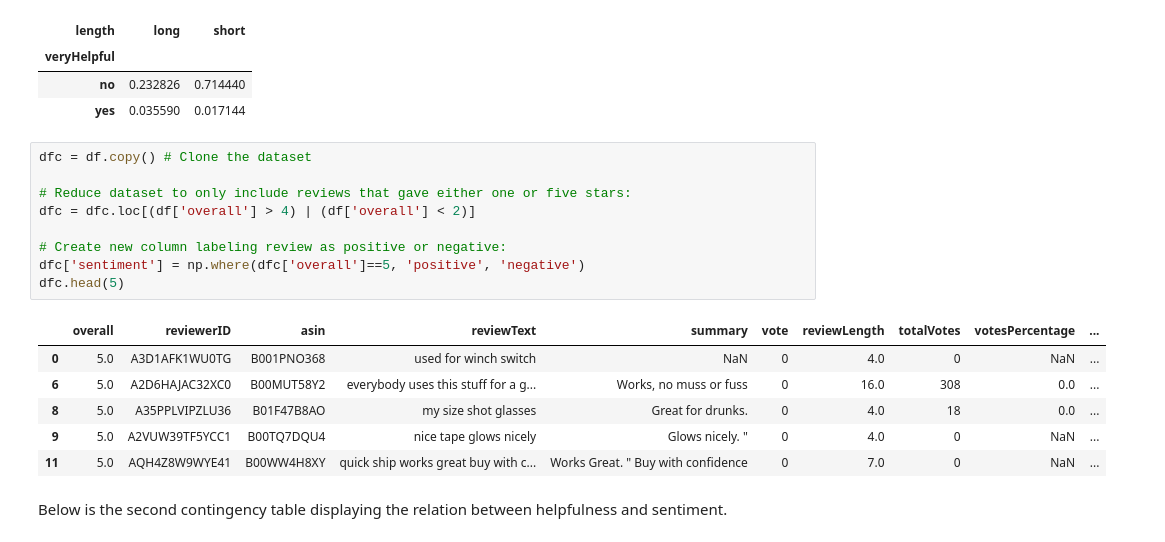
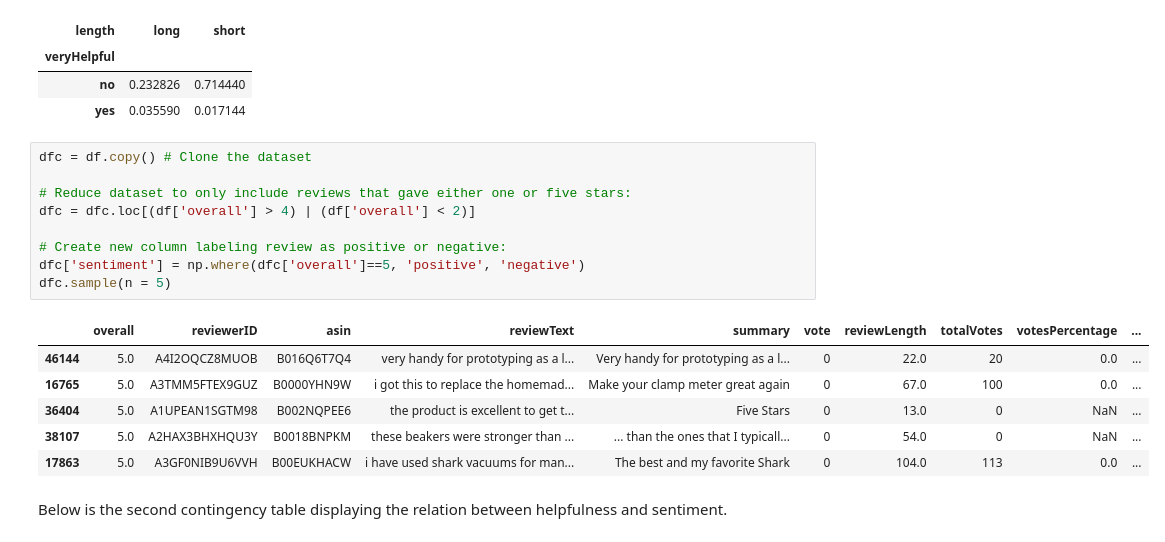
Before and after one commit to amreitsma/amazon-review-helpfulness, a Jupyter notebook: research_project/review_helpfulness_research.ipynb, the cells around one changed output. Cells and saved outputs as stored; diff of their text form.

```diff
--- a/research_project/review_helpfulness_research.ipynb
+++ b/research_project/review_helpfulness_research.ipynb
@@ -164,19 +164,19 @@ contingency_table
 # %%
 dfc = df.copy() # Clone the dataset
 
 # Reduce dataset to only include reviews that gave either one or five stars:
 dfc = dfc.loc[(df['overall'] > 4) | (df['overall'] < 2)]
 
 # Create new column labeling review as positive or negative:
 dfc['sentiment'] = np.where(dfc['overall']==5, 'positive', 'negative')
-dfc.head(5)
+dfc.sample(n = 5)
 # %% [output]
 |  | overall | reviewerID | asin | reviewText | summary | vote | reviewLength | totalVotes | votesPercentage | ... |
-| 0 | 5.0 | A3D1AFK1WU0TG | B001PNO368 | used for winch switch | NaN | 0 | 4.0 | 0 | NaN | ... |
-| 6 | 5.0 | A2D6HAJAC32XC0 | B00MUT58Y2 | everybody uses this stuff for a g... | Works, no muss or fuss | 0 | 16.0 | 308 | 0.0 | ... |
-| 8 | 5.0 | A35PPLVIPZLU36 | B01F47B8AO | my size shot glasses | Great for drunks. | 0 | 4.0 | 18 | 0.0 | ... |
-| 9 | 5.0 | A2VUW39TF5YCC1 | B00TQ7DQU4 | nice tape glows nicely | Glows nicely. " | 0 | 4.0 | 0 | NaN | ... |
-| 11 | 5.0 | AQH4Z8W9WYE41 | B00WW4H8XY | quick ship works great buy with c... | Works Great. " Buy with confidence | 0 | 7.0 | 0 | NaN | ... |
+| 46144 | 5.0 | A4I2OQCZ8MUOB | B016Q6T7Q4 | very handy for prototyping as a l... | Very handy for prototyping as a l... | 0 | 22.0 | 20 | 0.0 | ... |
+| 16765 | 5.0 | A3TMM5FTEX9GUZ | B0000YHN9W | i got this to replace the homemad... | Make your clamp meter great again | 0 | 67.0 | 100 | 0.0 | ... |
+| 36404 | 5.0 | A1UPEAN1SGTM98 | B002NQPEE6 | the product is excellent to get t... | Five Stars | 0 | 13.0 | 0 | NaN | ... |
+| 38107 | 5.0 | A2HAX3BHXHQU3Y | B0018BNPKM | these beakers were stronger than ... | ... than the ones that I typicall... | 0 | 54.0 | 0 | NaN | ... |
+| 17863 | 5.0 | A3GF0NIB9U6VVH | B00EUKHACW | i have used shark vacuums for man... | The best and my favorite Shark | 0 | 104.0 | 113 | 0.0 | ... |
 # %% [markdown]
 
 Below is the second contingency table displaying the relation between helpfulness and sentiment.
```
Also changed, not shown: parts of 2 cells of this notebook.
